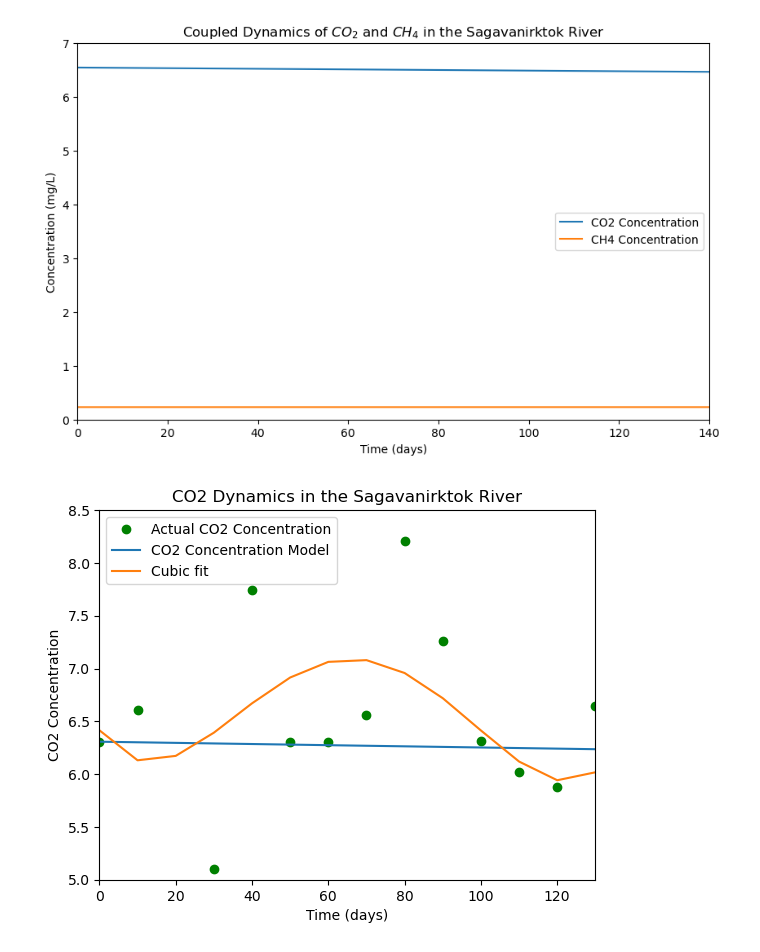
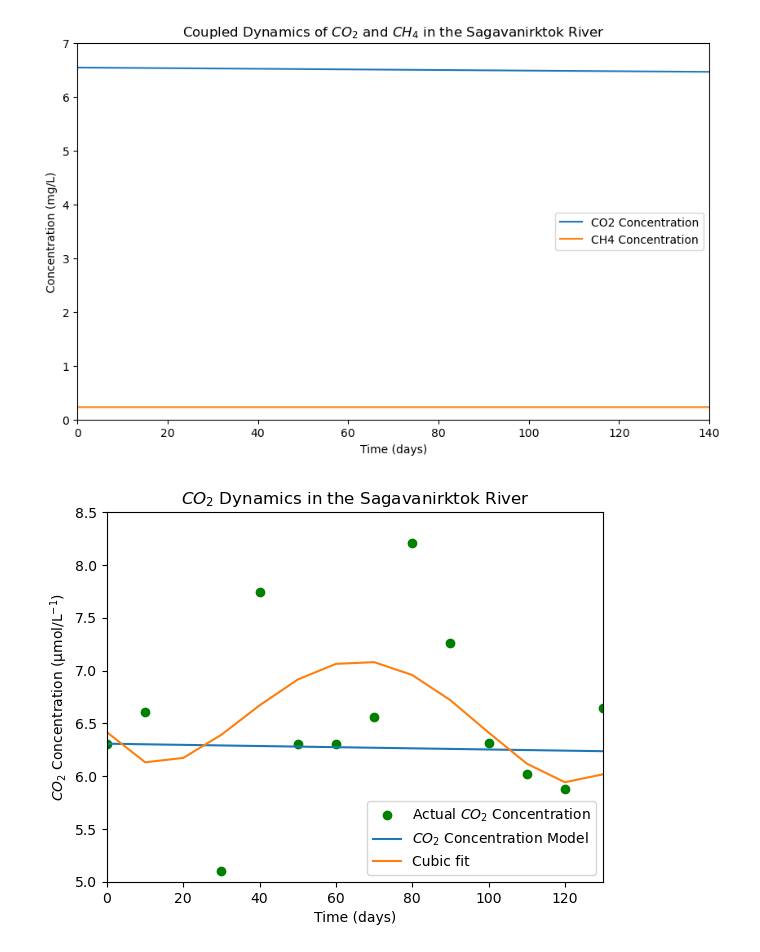
Before and after one commit to asm2296/Assignments, a Jupyter notebook: final project.ipynb, the cells around one changed output. Drawn from its saved outputs; the diff is of its cells as text; code cells hidden in the pictures.

```diff
--- a/final project.ipynb
+++ b/final project.ipynb
@@ -162,17 +187,17 @@ mest_ez
 co2_y = mest_ez_co2[0] * t_ez**4 + mest_ez_co2[1] * t_ez **3 + mest_ez_co2[2] * t_ez **2 + mest_ez_co2[3] * t_ez + mest_ez_co2[4]
 ch4_y = mest_ez_ch4[0] * t_ez**4 + mest_ez_ch4[1] * t_ez **3 + mest_ez_ch4[2] * t_ez **2 + mest_ez_ch4[3] * t_ez + mest_ez_ch4[4]
 # %%
-plt.plot(solution.t, sag.co2, 'go', label = "Actual CO2 Concentration")
-plt.plot(solution.t, solution.y[0], label="CO2 Concentration Model")
+plt.plot(solution.t, sag.co2, 'go', label = "Actual $CO_2$ Concentration")
+plt.plot(solution.t, solution.y[0], label="$CO_2$ Concentration Model")
 plt.plot(t_ez, co2_y, label = "Cubic fit")
 plt.axis([t0,130, 5,8.5])
 plt.xlabel("Time (days)")
-plt.ylabel("CO2 Concentration")
-plt.title("CO2 Dynamics in the Sagavanirktok River")
+plt.ylabel("$CO_2$ Concentration (µmol/L)")
+plt.title("$CO_2$ Dynamics in the Sagavanirktok River")
 plt.legend()
 plt.show()
 # %% [output]
-[figure, old version]
+[figure, new version]
 # %%
 plt.plot(solution.t, sag.ch4, 'go', label = "Actual $CH_4$ Concentration")
 plt.plot(solution.t, solution.y[1], label="$CH_4$ Concentration Model")
```
Also changed, not shown: parts of 5 cells of this notebook.
